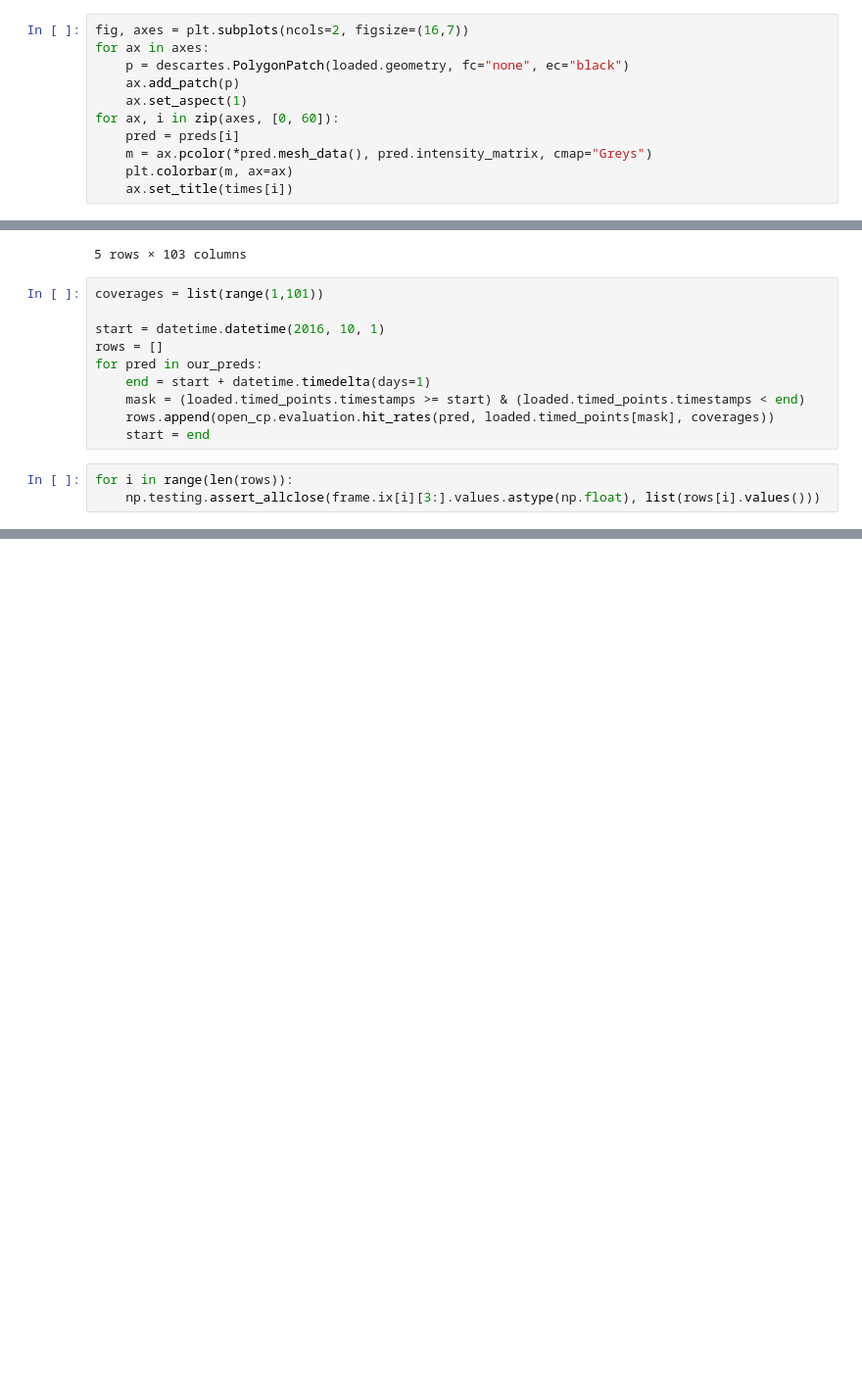
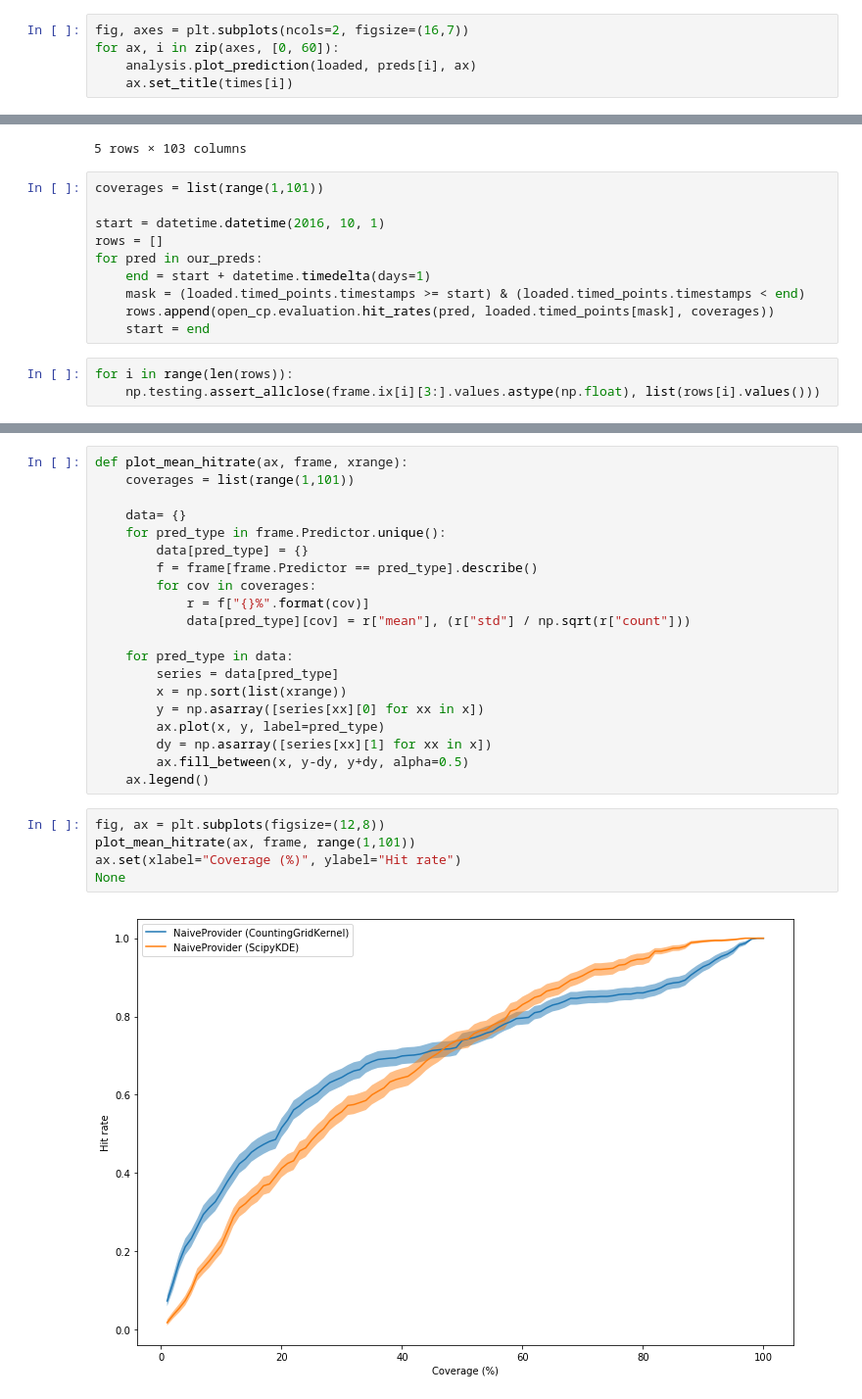
Before and after one commit to QuantCrimAtLeeds/PredictCode, a Jupyter notebook: examples/Scripts/Reload naive predictions.ipynb, the cells around one changed output, grey strips where cells are left out. Shown at 98% size. Cells and saved outputs as stored; diff of their text form; blank space fills up the shorter version.

```diff
--- a/examples/Scripts/Reload naive predictions.ipynb
+++ b/examples/Scripts/Reload naive predictions.ipynb
@@ -47,14 +32,8 @@ times = [x[1] for x in loaded]
 preds = [x[2] for x in loaded]
 # %%
 fig, axes = plt.subplots(ncols=2, figsize=(16,7))
-for ax in axes:
-    p = descartes.PolygonPatch(loaded.geometry, fc="none", ec="black")
-    ax.add_patch(p)
-    ax.set_aspect(1)
 for ax, i in zip(axes, [0, 60]):
-    pred = preds[i]
-    m = ax.pcolor(*pred.mesh_data(), pred.intensity_matrix, cmap="Greys")
-    plt.colorbar(m, ax=ax)
+    analysis.plot_prediction(loaded, preds[i], ax)
     ax.set_title(times[i])
 # %% [output]
 [figure]
@@ -121,0 +107,27 @@ for i in range(len(rows)):
+# %%
+def plot_mean_hitrate(ax, frame, xrange):
+    coverages = list(range(1,101))
+
+    data= {}
+    for pred_type in frame.Predictor.unique():
+        data[pred_type] = {}
+        f = frame[frame.Predictor == pred_type].describe()
+        for cov in coverages:
+            r = f["{}%".format(cov)]
+            data[pred_type][cov] = r["mean"], (r["std"] / np.sqrt(r["count"]))
+
+    for pred_type in data:
+        series = data[pred_type]
+        x = np.sort(list(xrange))
+        y = np.asarray([series[xx][0] for xx in x])
+        ax.plot(x, y, label=pred_type)
+        dy = np.asarray([series[xx][1] for xx in x])
+        ax.fill_between(x, y-dy, y+dy, alpha=0.5)
+    ax.legend()
+# %%
+fig, ax = plt.subplots(figsize=(12,8))
+plot_mean_hitrate(ax, frame, range(1,101))
+ax.set(xlabel="Coverage (%)", ylabel="Hit rate")
+None
+# %% [output]
+[figure, added]
```
Also changed, not shown: parts of 15 cells of this notebook, 10 other files.
